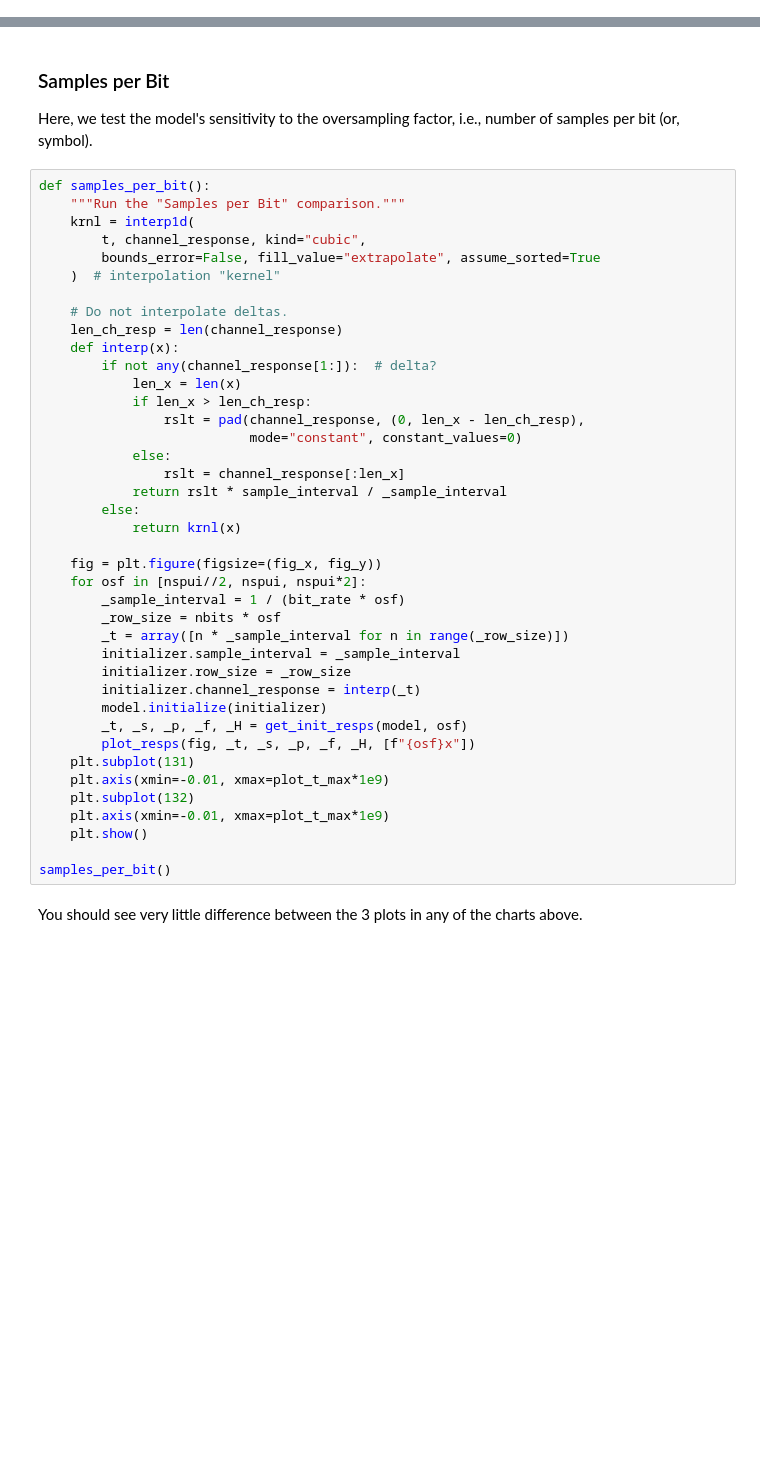
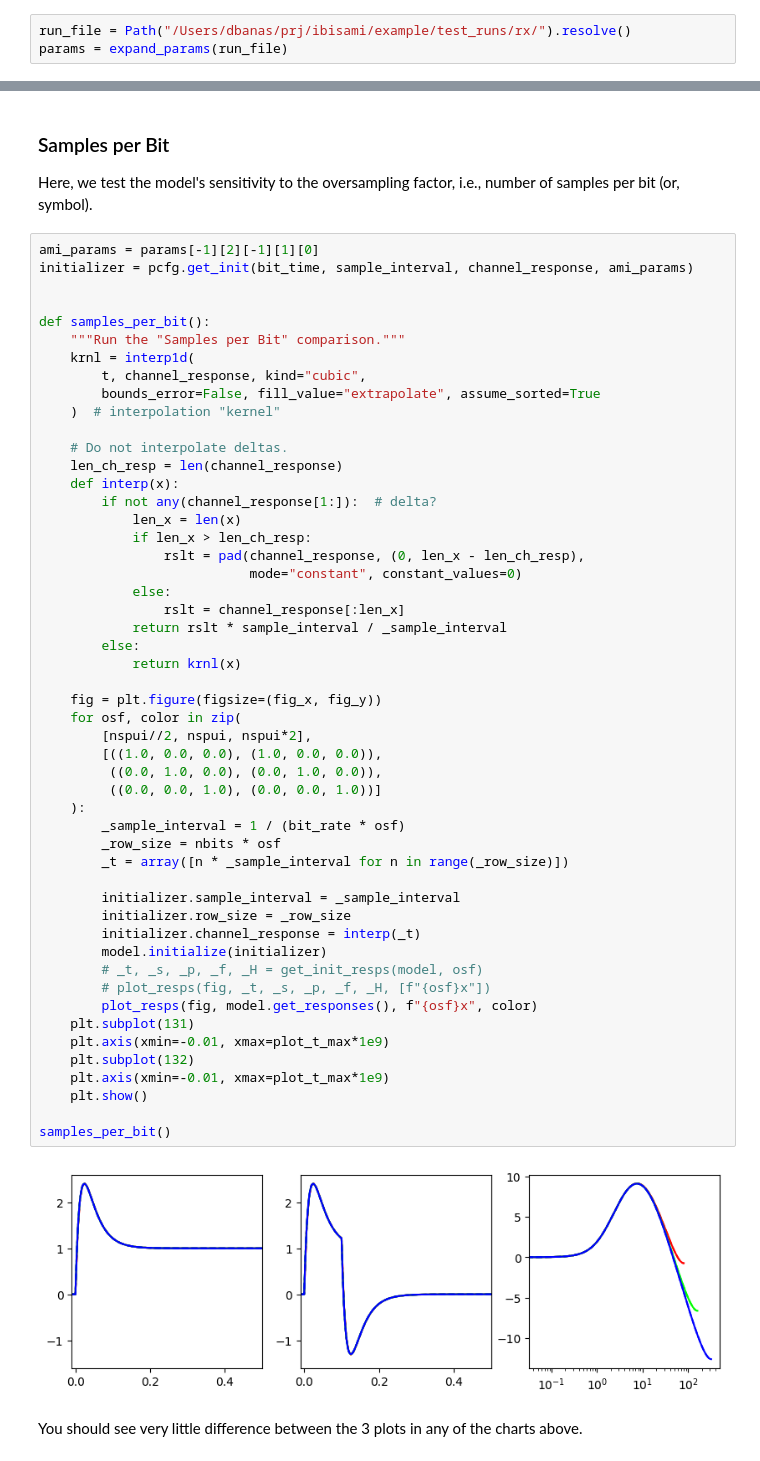
Before and after one commit to capn-freako/PyAMI, a Jupyter notebook: src/pyibisami/IBIS_AMI_Tester.ipynb, the cells around one changed output, grey strips where cells are left out. Cells and saved outputs as stored; diff of their text form; blank space fills up the shorter version.

```diff
--- a/src/pyibisami/IBIS_AMI_Tester.ipynb
+++ b/src/pyibisami/IBIS_AMI_Tester.ipynb
@@ -222,3 +87,6 @@ params = expand_params(run_file)
+# %%
+run_file = Path("/Users/dbanas/prj/ibisami/example/test_runs/rx/").resolve()
+params = expand_params(run_file)
 # %%
 # Don't change these.
 fs = bit_rate * nspui
@@ -414,6 +353,10 @@ You should see better agreement between the `AMI_Init()` and `AMI_GetWave()` out
 
 Here, we test the model's sensitivity to the oversampling factor, i.e., number of samples per bit (or, symbol).
 # %%
+ami_params = params[-1][2][-1][1][0]
+initializer = pcfg.get_init(bit_time, sample_interval, channel_response, ami_params)
+
+
 def samples_per_bit():
     """Run the "Samples per Bit" comparison."""
     krnl = interp1d(
@@ -423,36 +366,45 @@ def samples_per_bit():
 
     # Do not interpolate deltas.
     len_ch_resp = len(channel_response)
     def interp(x):
         if not any(channel_response[1:]):  # delta?
             len_x = len(x)
             if len_x > len_ch_resp:
                 rslt = pad(channel_response, (0, len_x - len_ch_resp),
                            mode="constant", constant_values=0)
             else:
                 rslt = channel_response[:len_x]
             return rslt * sample_interval / _sample_interval
         else:
             return krnl(x)
 
     fig = plt.figure(figsize=(fig_x, fig_y))
-    for osf in [nspui//2, nspui, nspui*2]:
+    for osf, color in zip(
+        [nspui//2, nspui, nspui*2],
+        [((1.0, 0.0, 0.0), (1.0, 0.0, 0.0)),
+         ((0.0, 1.0, 0.0), (0.0, 1.0, 0.0)),
+         ((0.0, 0.0, 1.0), (0.0, 0.0, 1.0))]
+    ):
         _sample_interval = 1 / (bit_rate * osf)
         _row_size = nbits * osf
         _t = array([n * _sample_interval for n in range(_row_size)])
+
         initializer.sample_interval = _sample_interval
         initializer.row_size = _row_size
         initializer.channel_response = interp(_t)
         model.initialize(initializer)
-        _t, _s, _p, _f, _H = get_init_resps(model, osf)
-        plot_resps(fig, _t, _s, _p, _f, _H, [f"{osf}x"])
+        # _t, _s, _p, _f, _H = get_init_resps(model, osf)
+        # plot_resps(fig, _t, _s, _p, _f, _H, [f"{osf}x"])
+        plot_resps(fig, model.get_responses(), f"{osf}x", color)
     plt.subplot(131)
     plt.axis(xmin=-0.01, xmax=plot_t_max*1e9)
     plt.subplot(132)
     plt.axis(xmin=-0.01, xmax=plot_t_max*1e9)
     plt.show()
 
 samples_per_bit()
+# %% [output]
+[figure, added]
 # %% [markdown]
 You should see very little difference between the 3 plots in any of the charts above.
 # %% [markdown]
```
Also changed, not shown: parts of 4 cells of this notebook, 4 other files.
